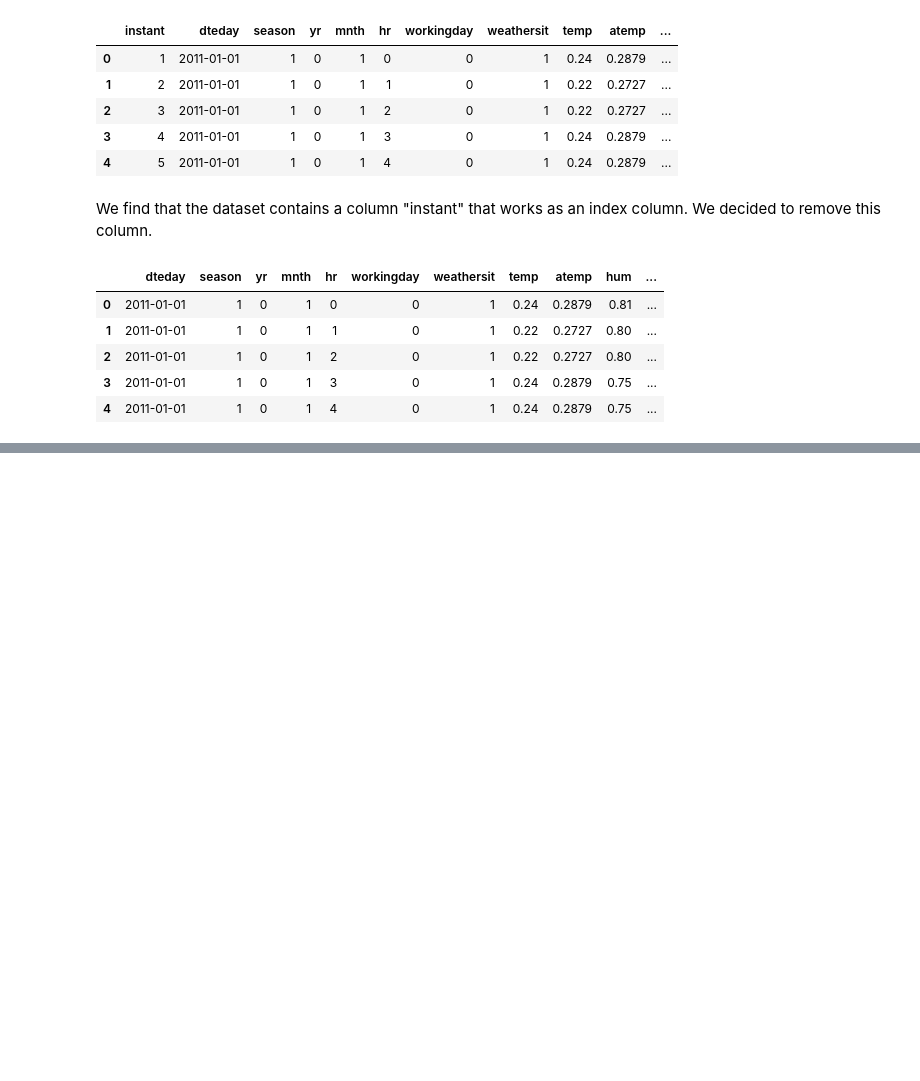
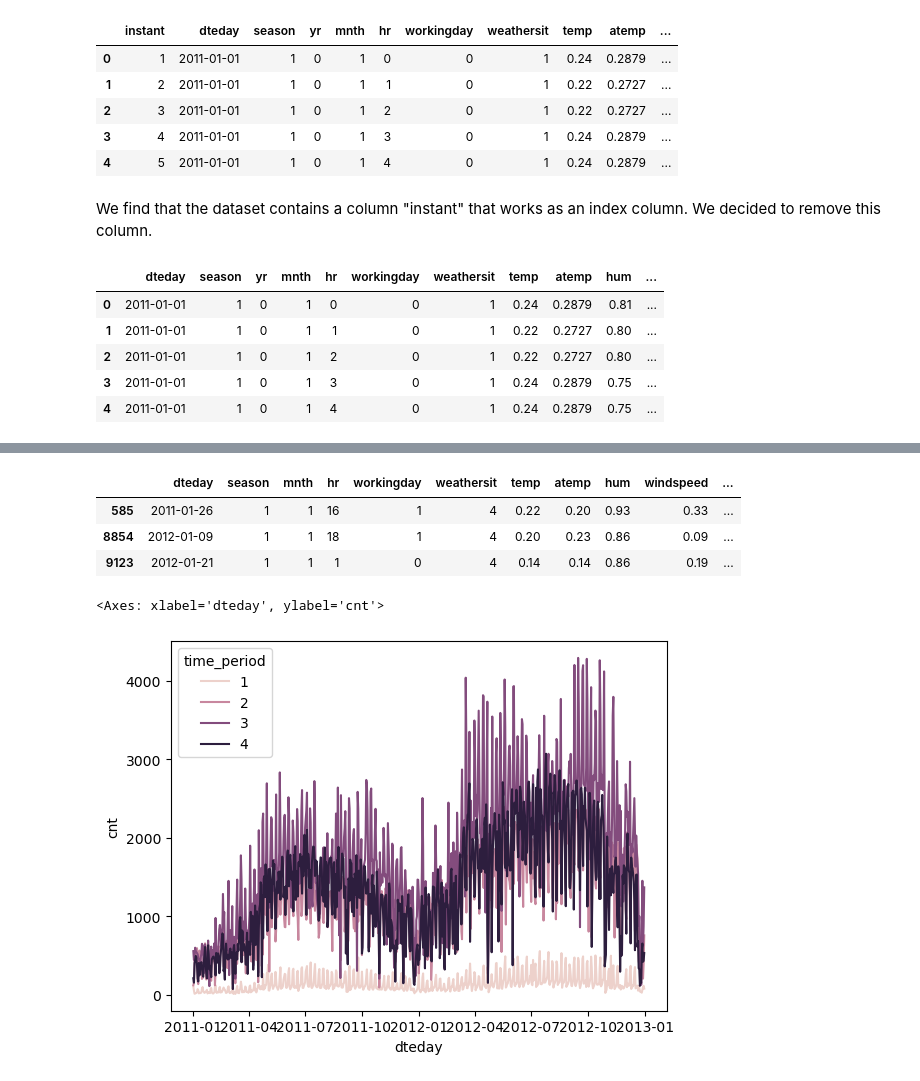
Before and after one commit to victorialiu7/info2950-final-proj, a Jupyter notebook: Info2950 Phase 2.ipynb, the cells around one changed output, grey strips where cells are left out. Saved outputs shown, nothing was run; the diff lists cells and outputs as text; code cells hidden in the pictures; blank space fills up the shorter version.

```diff
--- a/Info2950 Phase 2.ipynb
+++ b/Info2950 Phase 2.ipynb
@@ -79,0 +222,17 @@ We realized that the "weathersit" variable may differ among this period of time.
+# %%
+# we found that there is no condition '4' for weather situation
+# 4: Heavy Rain + Ice Pallets + Thunderstorm + Mist, Snow + Fog
+# so we try to find if there is any '4's that exist in the dataframe but got average out through data processing
+# TODO: write in the data limitations
+data[data['weathersit'] == 4]
+# %% [output]
+|  | dteday | season | mnth | hr | workingday | weathersit | temp | atemp | hum | windspeed | ... |
+| 585 | 2011-01-26 | 1 | 1 | 16 | 1 | 4 | 0.22 | 0.20 | 0.93 | 0.33 | ... |
+| 8854 | 2012-01-09 | 1 | 1 | 18 | 1 | 4 | 0.20 | 0.23 | 0.86 | 0.09 | ... |
+| 9123 | 2012-01-21 | 1 | 1 | 1 | 0 | 4 | 0.14 | 0.14 | 0.86 | 0.19 | ... |
+# %%
+# plot the change of total rental count over time (day)
+sns.lineplot(data_clean, x='dteday', y='cnt', hue="time_period")
+# %% [output]
+<Axes: xlabel='dteday', ylabel='cnt'>
+[figure, added]
```
Also changed, not shown: parts of 20 cells of this notebook.
